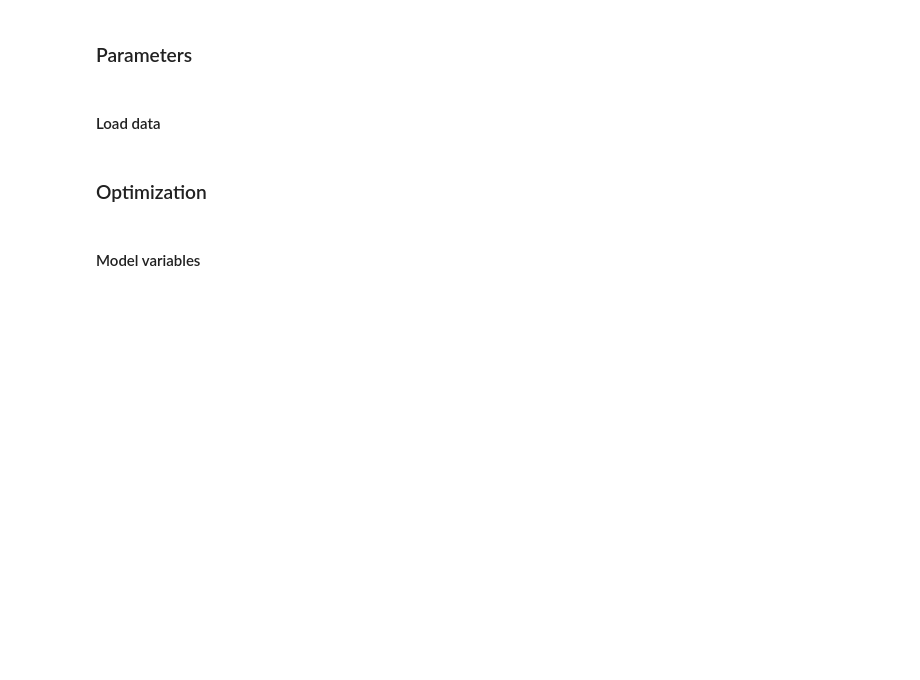
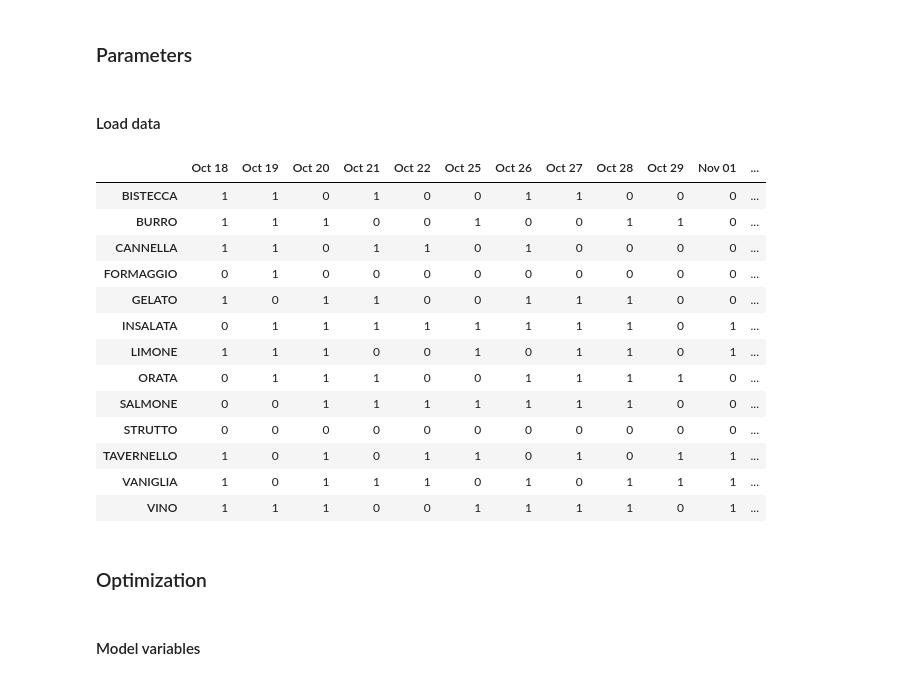
Before and after one commit to colibri17/back-to-office, a Jupyter notebook: optimization.ipynb, the cells around one changed output. Cells and saved outputs as stored; diff of their text form; code cells hidden in the pictures; blank space fills up the shorter version.

Commit message:
Added availabilities in the notebook as a dataframe

```diff
--- a/optimization.ipynb
+++ b/optimization.ipynb
@@ -90,3 +90,23 @@ assert(all(1 < len(x) <= max_empl_members for x in teams)), "Not supported lengt
+# %%
+av = pd.DataFrame(availabilities).T
+av.index = employees_names
+av.columns = date_range.strftime('%b %d')
+display(av.astype(int).style.background_gradient(cmap="Blues"))
+# %% [output]
+|  | Oct 18 | Oct 19 | Oct 20 | Oct 21 | Oct 22 | Oct 25 | Oct 26 | Oct 27 | Oct 28 | Oct 29 | Nov 01 | ... |
+| BISTECCA | 1 | 1 | 0 | 1 | 0 | 0 | 1 | 1 | 0 | 0 | 0 | ... |
+| BURRO | 1 | 1 | 1 | 0 | 0 | 1 | 0 | 0 | 1 | 1 | 0 | ... |
+| CANNELLA | 1 | 1 | 0 | 1 | 1 | 0 | 1 | 0 | 0 | 0 | 0 | ... |
+| FORMAGGIO | 0 | 1 | 0 | 0 | 0 | 0 | 0 | 0 | 0 | 0 | 0 | ... |
+| GELATO | 1 | 0 | 1 | 1 | 0 | 0 | 1 | 1 | 1 | 0 | 0 | ... |
+| INSALATA | 0 | 1 | 1 | 1 | 1 | 1 | 1 | 1 | 1 | 0 | 1 | ... |
+| LIMONE | 1 | 1 | 1 | 0 | 0 | 1 | 0 | 1 | 1 | 0 | 1 | ... |
+| ORATA | 0 | 1 | 1 | 1 | 0 | 0 | 1 | 1 | 1 | 1 | 0 | ... |
+| SALMONE | 0 | 0 | 1 | 1 | 1 | 1 | 1 | 1 | 1 | 0 | 0 | ... |
+| STRUTTO | 0 | 0 | 0 | 0 | 0 | 0 | 0 | 0 | 0 | 0 | 0 | ... |
+| TAVERNELLO | 1 | 0 | 1 | 0 | 1 | 1 | 0 | 1 | 0 | 1 | 1 | ... |
+| VANIGLIA | 1 | 0 | 1 | 1 | 1 | 0 | 1 | 0 | 1 | 1 | 1 | ... |
+| VINO | 1 | 1 | 1 | 0 | 0 | 1 | 1 | 1 | 1 | 0 | 1 | ... |
 # %% [markdown]
 ### Optimization
 # %% [markdown]
```
Also changed, not shown: parts of 4 cells of this notebook.
